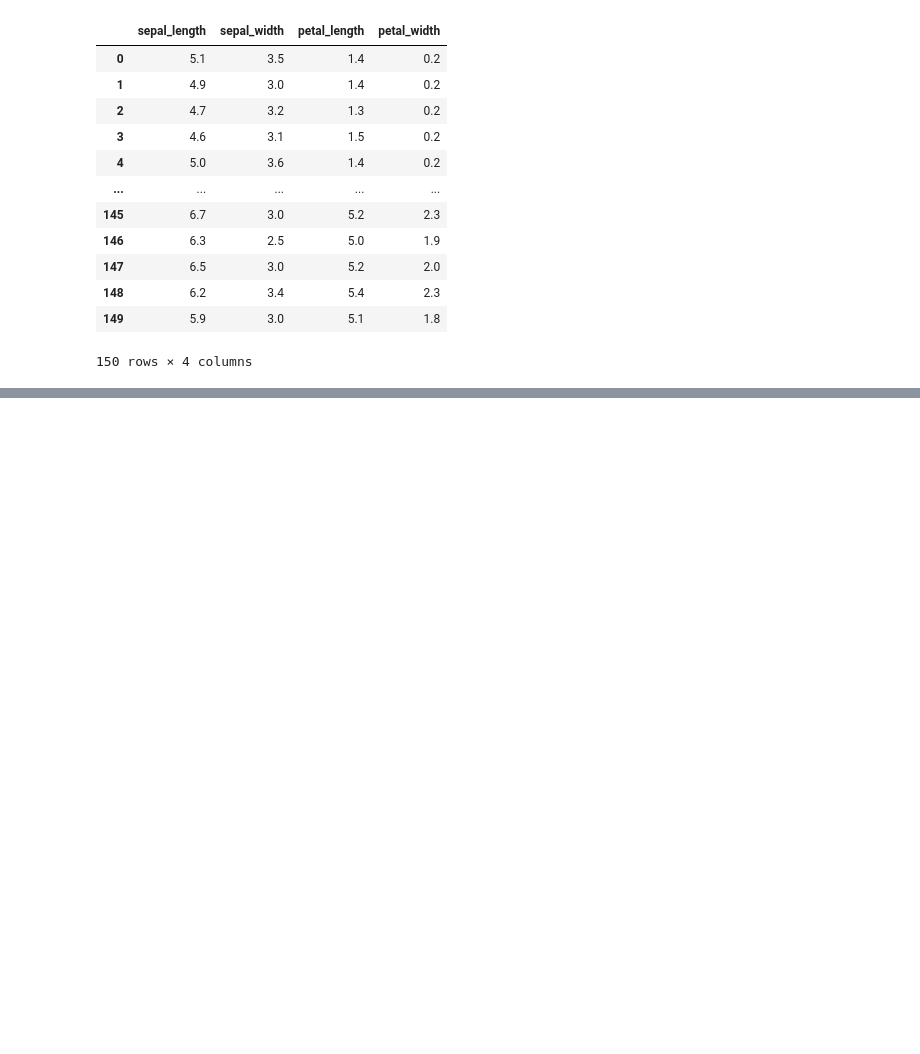
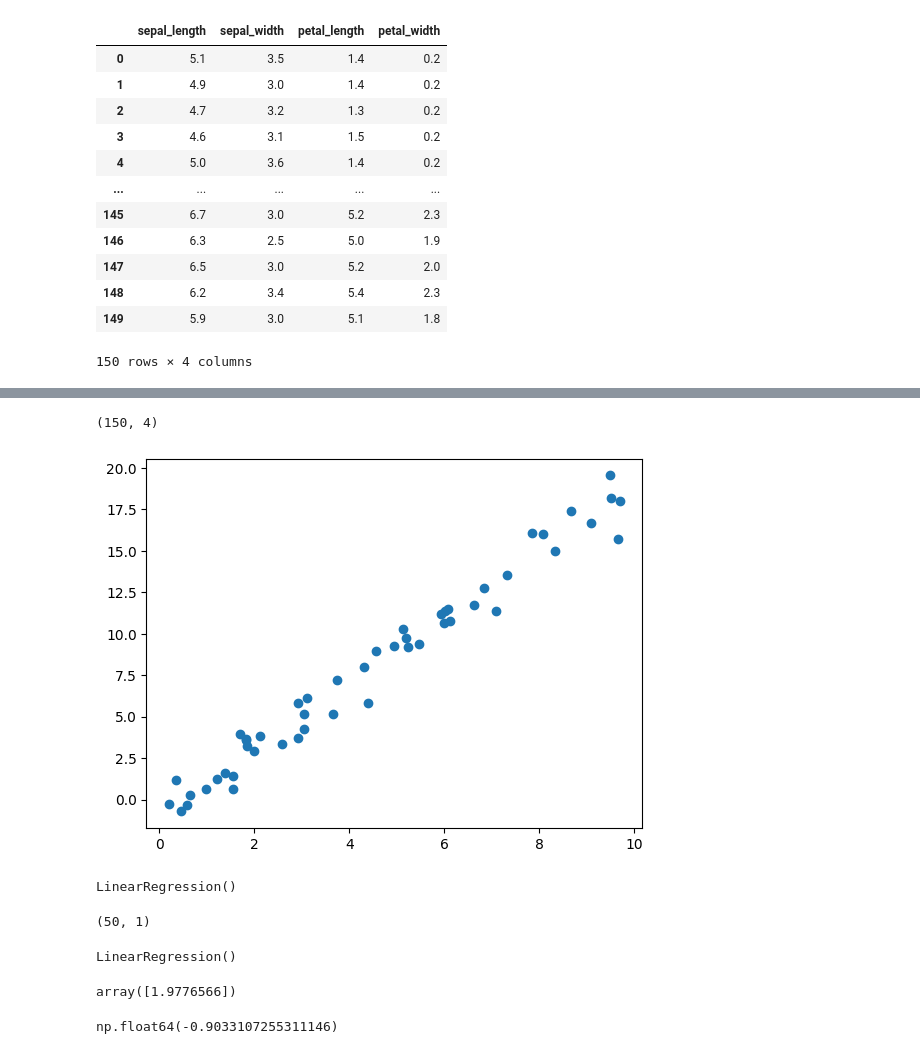
Before and after one commit to Diego0086/Mineria-De-Datos, a Jupyter notebook: Untitled0.ipynb, the cells around one changed output, grey strips where cells are left out. Saved outputs shown, nothing was run; the diff lists cells and outputs as text; code cells hidden in the pictures; blank space fills up the shorter version.

```diff
--- a/Untitled0.ipynb
+++ b/Untitled0.ipynb
@@ -1828,0 +1843,15 @@ x
+# %%
+X_iris = iris.drop('species', axis=1)
+X_iris.shape #forma de la matriz de las columnas
+# %% [output]
+(150, 4)
+# %%
+import matplotlib.pyplot as plt
+import numpy as np
+#es una forma continua
+rng = np.random.RandomState(42)
+x = 10 * rng.rand(50)
+y = 2 * x - 1 + rng.randn(50)
+plt.scatter(x, y);
+# %% [output]
+[figure, added]
@@ -1828,0 +1861,22 @@ x
+# %%
+model = LinearRegression(fit_intercept=True)
+model
+# %% [output]
+LinearRegression()
+# %%
+X = x[:, np.newaxis] #matriz de caracteristicas, es un conjunto de datos : significa que traemos todos los datos
+X.shape
+# %% [output]
+(50, 1)
+# %%
+model.fit(X, y)
+# %% [output]
+LinearRegression()
+# %%
+model.coef_
+# %% [output]
+array([1.9776566])
+# %%
+model.intercept_ #valor donde cruza con el eje de las y
+# %% [output]
+np.float64(-0.9033107255311146)
```
Also changed, not shown: parts of 28 cells of this notebook.
